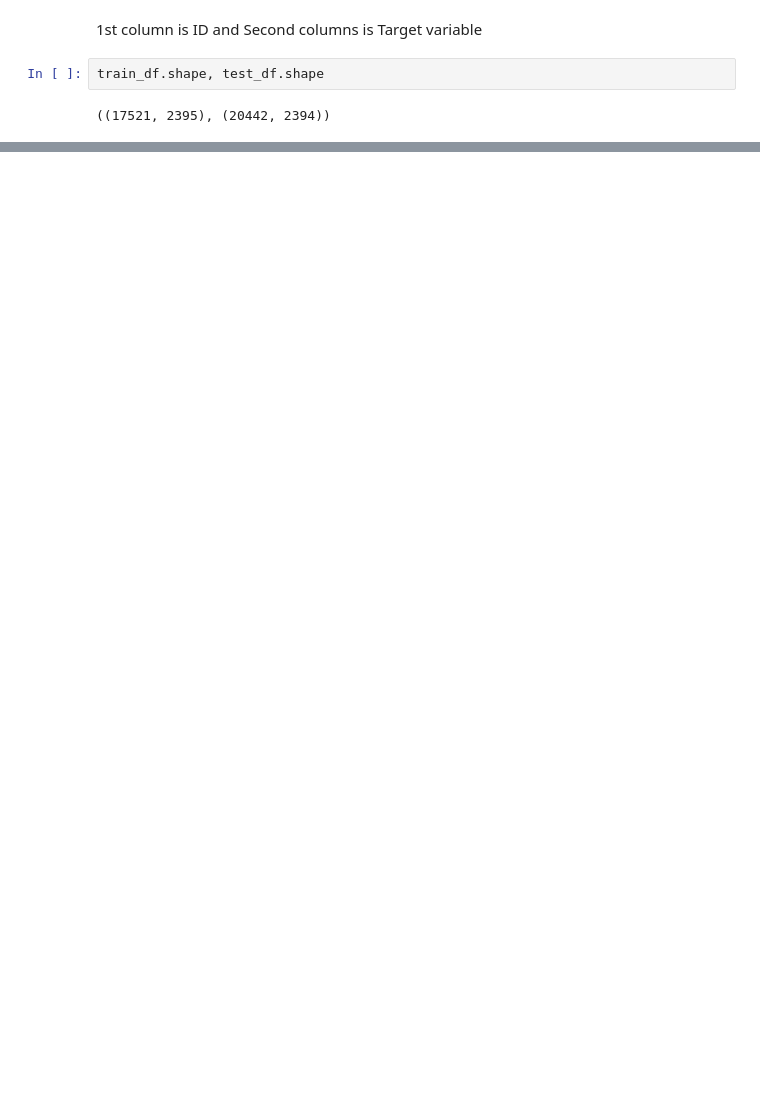
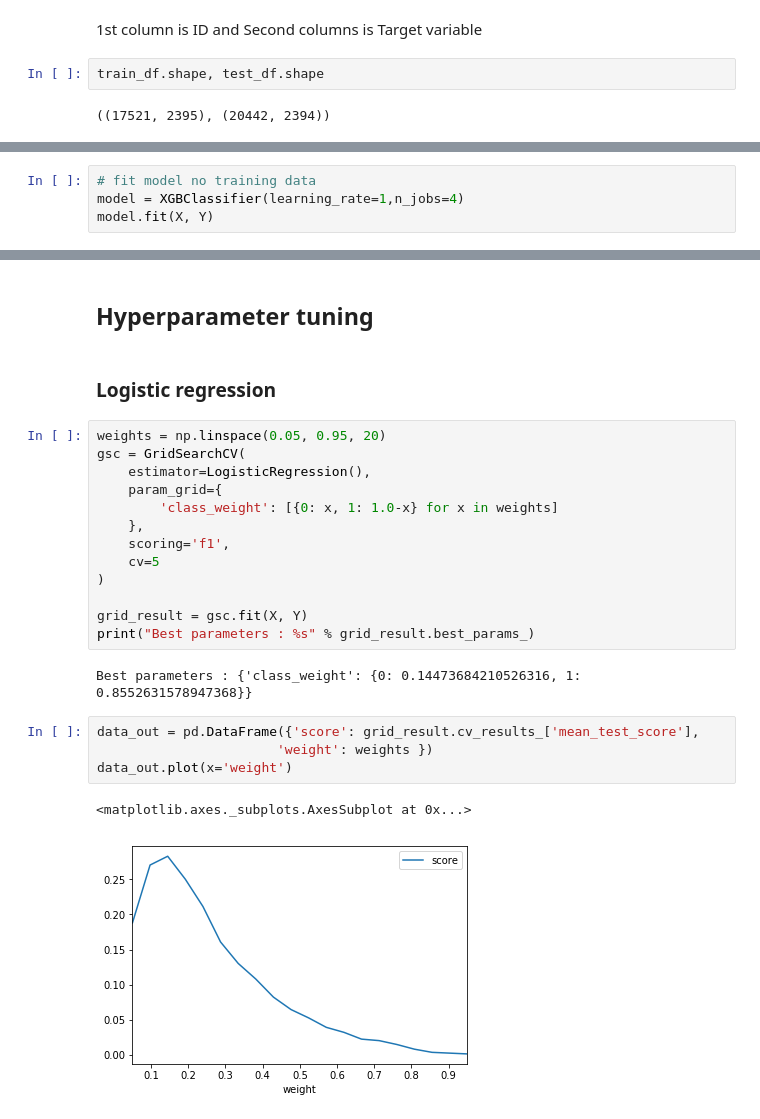
Before and after one commit to Shalakam/banking-behaviour-scorecard, a Jupyter notebook: kernel2.ipynb, the cells around one changed output, grey strips where cells are left out. Saved outputs shown, nothing was run; the diff lists cells and outputs as text; blank space fills up the shorter version.

```diff
--- a/kernel2.ipynb
+++ b/kernel2.ipynb
@@ -53,0 +156,4 @@ train_df.shape, test_df.shape
+# %%
+# fit model no training data
+model = XGBClassifier(learning_rate=1,n_jobs=4)
+model.fit(X, Y)
@@ -53,0 +219,26 @@ train_df.shape, test_df.shape
+# %% [markdown]
+## Hyperparameter tuning
+# %% [markdown]
+### Logistic regression
+# %%
+weights = np.linspace(0.05, 0.95, 20)
+gsc = GridSearchCV(
+    estimator=LogisticRegression(),
+    param_grid={
+        'class_weight': [{0: x, 1: 1.0-x} for x in weights]
+    },
+    scoring='f1',
+    cv=5
+)
+
+grid_result = gsc.fit(X, Y)
+print("Best parameters : %s" % grid_result.best_params_)
+# %% [output]
+Best parameters : {'class_weight': {0: 0.14473684210526316, 1: 0.8552631578947368}}
+# %%
+data_out = pd.DataFrame({'score': grid_result.cv_results_['mean_test_score'],
+                       'weight': weights })
+data_out.plot(x='weight')
+# %% [output]
+<matplotlib.axes._subplots.AxesSubplot at 0x...>
+[figure, added]
```
Also changed, not shown: parts of 28 cells of this notebook.
